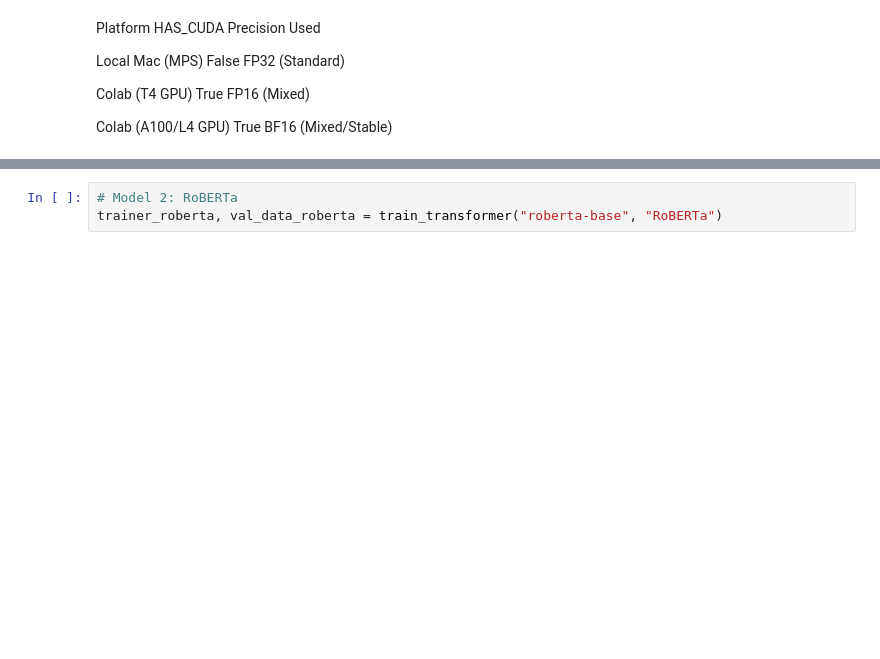
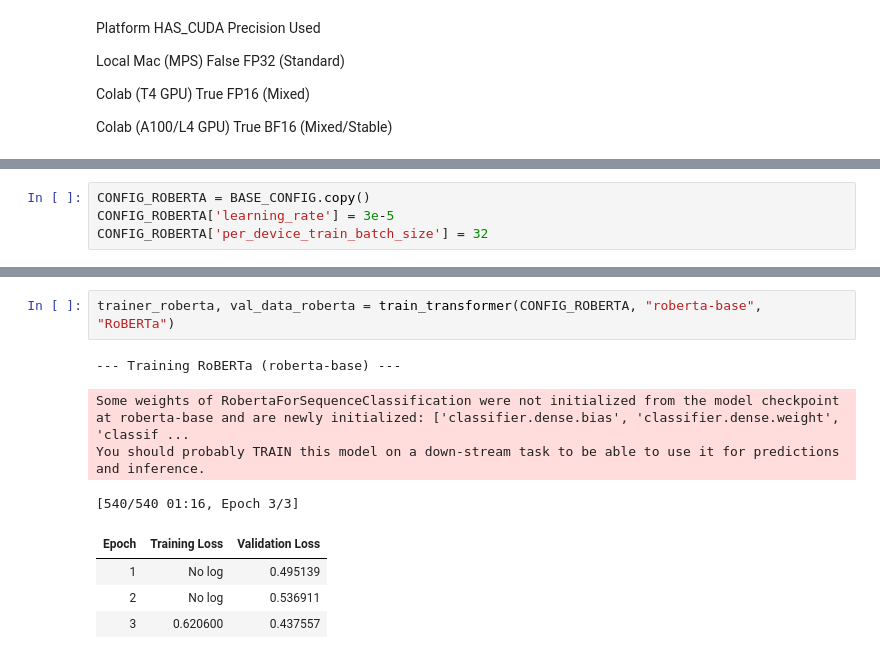
Before and after one commit to tcharos/NLP-Toxicity-Detection, a Jupyter notebook: AIDL_CS01_NLP_Project_task_2.ipynb, the cells around one changed output, grey strips where cells are left out. Cells and saved outputs as stored; diff of their text form; blank space fills up the shorter version.

```diff
--- a/AIDL_CS01_NLP_Project_task_2.ipynb
+++ b/AIDL_CS01_NLP_Project_task_2.ipynb
@@ -319,0 +235,4 @@ pearson_bert, spearman_bert = evaluate_stsb(true_labels_bert, preds_bert, model_
+# %%
+CONFIG_ROBERTA = BASE_CONFIG.copy()
+CONFIG_ROBERTA['learning_rate'] = 3e-5
+CONFIG_ROBERTA['per_device_train_batch_size'] = 32
@@ -320,6 +255,14 @@ pearson_bert, spearman_bert = evaluate_stsb(true_labels_bert, preds_bert, model_
 # %%
-# Model 2: RoBERTa
-trainer_roberta, val_data_roberta = train_transformer("roberta-base", "RoBERTa")
+trainer_roberta, val_data_roberta = train_transformer(CONFIG_ROBERTA, "roberta-base", "RoBERTa")
+# %% [output]
+--- Training RoBERTa (roberta-base) ---
+Some weights of RobertaForSequenceClassification were not initialized from the model checkpoint at roberta-base and are newly initialized: ['classifier.dense.bias', 'classifier.dense.weight', 'classif ...
+You should probably TRAIN this model on a down-stream task to be able to use it for predictions and inference.
+[540/540 01:16, Epoch 3/3]
+| Epoch | Training Loss | Validation Loss |
+| 1 | No log | 0.495139 |
+| 2 | No log | 0.536911 |
+| 3 | 0.620600 | 0.437557 |
 # %%
 roberta_results = trainer_roberta.predict(val_data_roberta)
 preds_roberta = roberta_results.predictions.flatten()
```
Also changed, not shown: parts of 39 cells of this notebook.
